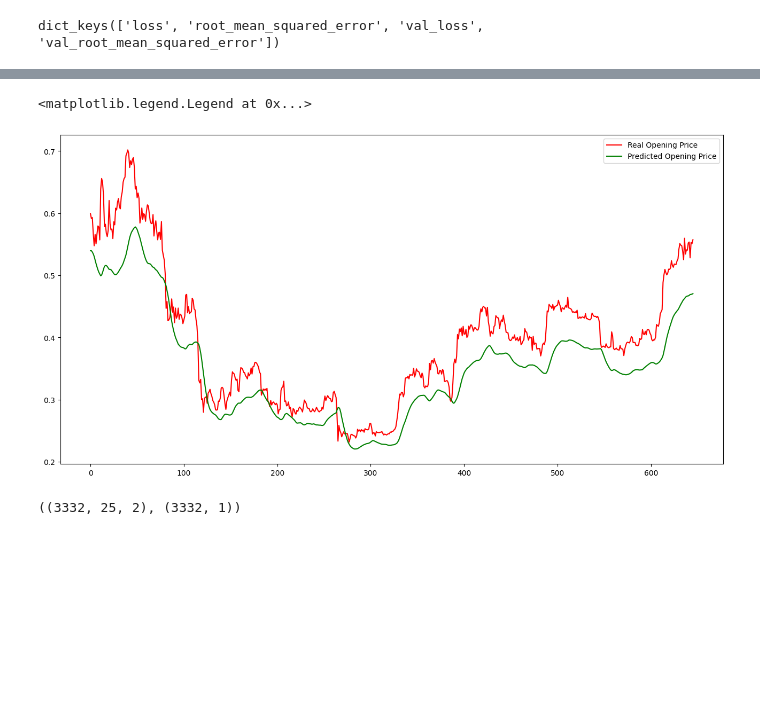
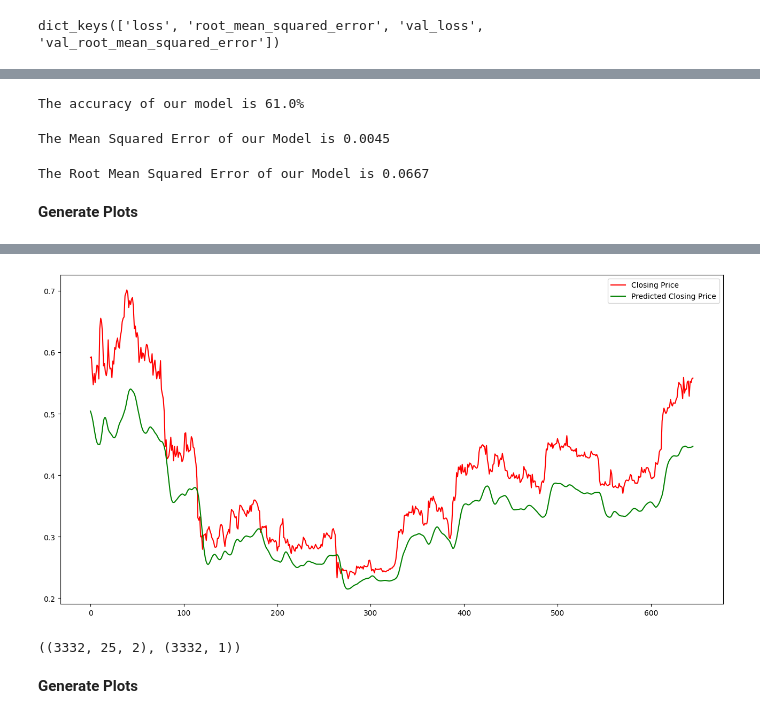
Before and after one commit to lazy-wolf/TME_6015, a Jupyter notebook: Project_Code.ipynb, the cells around one changed output, grey strips where cells are left out. Cells and saved outputs as stored; diff of their text form; code cells hidden in the pictures; blank space fills up the shorter version.

```diff
--- a/Project_Code.ipynb
+++ b/Project_Code.ipynb
@@ -136,5 +159,5 @@ plt.show()
 # %%
-final_dataframe = dataframe.drop(['Date','Close', 'Low', 'High','Adj Close'], axis=1)
+final_dataframe = dataframe.drop(['Date','Open', 'Low', 'High','Adj Close'], axis=1)
 # %%
 final_dataframe.head()
 # %% [output]
@@ -271,5 +325,5 @@ test loss , test rmse : [0.0021 0.0457]
 # %%
-def HyperParameter_Tuning(config, x_train, y_train, x_test, y_test):
+def hyperparameter_tuning_strategy(config, x_train, y_train, x_test, y_test):
   additional_layer, neurons, batch_size, dropout = config
   possible_combinations = list(itertools.product(additional_layer, neurons, batch_size, dropout))
   print("*"*25)
@@ -305,7 +359,7 @@ def HyperParameter_Tuning(config, x_train, y_train, x_test, y_test):
 # %%
 config = [[False,True], [16, 32], [8, 16, 32], [0.2]]
 
-hist = HyperParameter_Tuning(config, x_train, y_train, x_test, y_test)
+hist = hyperparameter_tuning_strategy(config, x_train, y_train, x_test, y_test)
 # %% [output]
 *************************
 Possible No.of Combinations : [(False, 16, 8, 0.2), (False, 16, 16, 0.2), (False, 16, 32, 0.2), (False, 32, 8, 0.2), (False, 32, 16, 0.2), (False, 32, 32, 0.2), (True, 16, 8, 0.2), (True, 16, 16, 0.2) ...
@@ -421,9 +488,25 @@ model.evaluate(x_test, y_test)
+# %%
+score = r2_score(y_test, y_pred)
+print("The accuracy of our model is {}%".format(round(score, 2) *100))
+# %% [output]
+The accuracy of our model is 61.0%
+# %%
+score = mean_squared_error(y_test, y_pred)
+print("The Mean Squared Error of our Model is {}".format(round(score, 4)))
+# %% [output]
+The Mean Squared Error of our Model is 0.0045
+# %%
+score = np.sqrt(mean_squared_error(y_test, y_pred))
+print("The Root Mean Squared Error of our Model is {}".format(round(score, 4)))
+# %% [output]
+The Root Mean Squared Error of our Model is 0.0667
+# %% [markdown]
+**Generate Plots**
 # %%
-y_pred = model.predict(x_test)
-
 plt.figure(figsize=(16,8), dpi= 100, facecolor='w', edgecolor='k')
 
-plt.plot(y_test, color='red', label = 'Real Opening Price')
-plt.plot(y_pred, color='green', label = 'Predicted Opening Price')
+plt.plot(y_test, color='red', label = 'Closing Price')
+plt.plot(y_pred, color='green', label = 'Predicted Closing Price')
 plt.legend(loc='best')
+plt.show()
 # %% [output]
@@ -431,9 +513,10 @@ plt.legend(loc='best')
-<matplotlib.legend.Legend at 0x...>
-[figure, old version]
+[figure, new version]
 # %%
 data_x.shape, data_y.shape
 # %% [output]
 ((3332, 25, 2), (3332, 1))
+# %% [markdown]
+**Generate Plots**
 # %%
 pred_data_y = model.predict(data_x)
 
```
Also changed, not shown: parts of 42 cells of this notebook.
